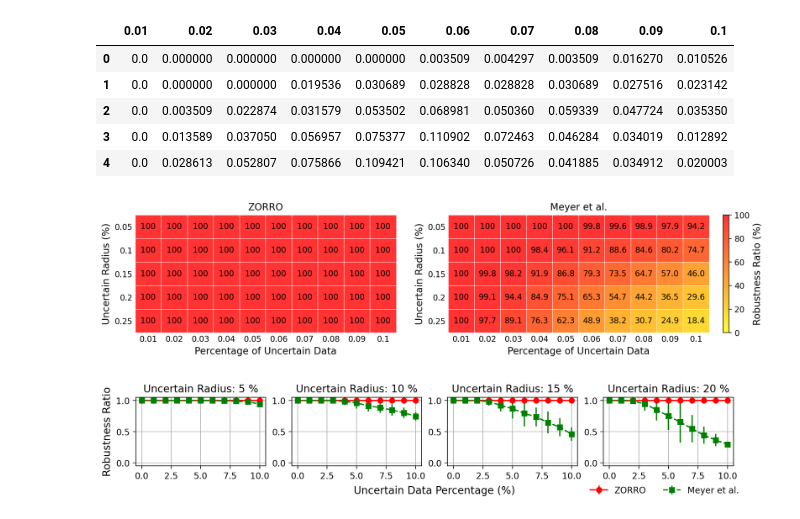
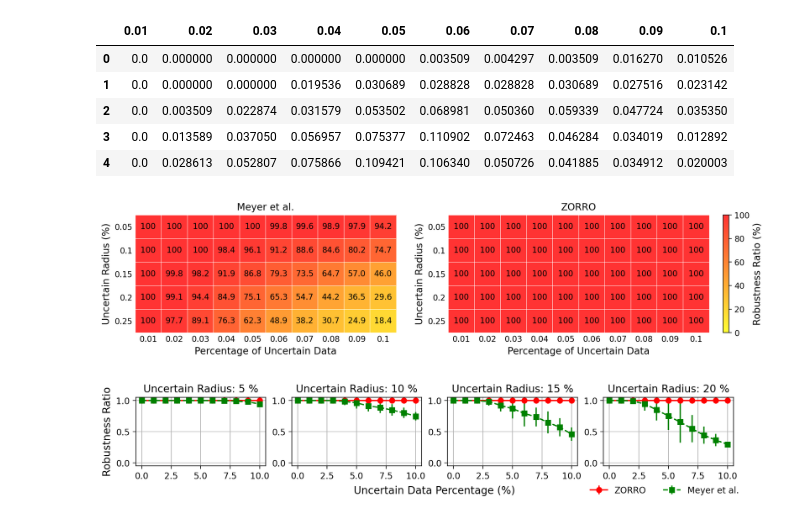
Before and after one commit to rx-72/Data-Augmentation-Project, a Jupyter notebook: Error Testing Notebooks/Robustness and Specific Error Injection Test on Breast Cancer Data.ipynb, the cells around one changed output. Saved outputs shown, nothing was run; the diff lists cells and outputs as text; code cells hidden in the pictures.

```diff
--- a/Error Testing Notebooks/Robustness and Specific Error Injection Test on Breast Cancer Data.ipynb
+++ b/Error Testing Notebooks/Robustness and Specific Error Injection Test on Breast Cancer Data.ipynb
@@ -268,7 +268,7 @@ robustness_zonotope_std
 | 4 | 0.0 | 0.028613 | 0.052807 | 0.075866 | 0.109421 | 0.106340 | 0.050726 | 0.041885 | 0.034912 | 0.020003 |
 # %%
 # Heatmaps
-df = robustness_interval_mean
+df = robustness_zonotope_mean
 
 # Isolate the portion of the DataFrame for heatmap (exclude the first two columns)
 heatmap_data = df.multiply(100).values  # Convert fractions to percentages
@@ -321,9 +321,9 @@ for i in range(len(y_labels)):
             text = ax1.text(j, i, '0', ha='center', va='center', color='black')
         else:
             text = ax1.text(j, i, f'{heatmap_data[i][j]:.1f}', ha='center', va='center', color='black')
-ax1.set_title('ZORRO')
+ax1.set_title('Meyer et al.')
 
-df = robustness_zonotope_mean
+df = robustness_interval_mean
 
 # Isolate the portion of the DataFrame for heatmap (exclude the first two columns)
 heatmap_data = df.multiply(100).values  # Convert fractions to percentages
@@ -345,36 +345,36 @@ ax2.set_yticks(np.arange(len(y_labels)))
 ax2.set_xticklabels(x_labels)
 ax2.set_yticklabels(y_labels)
 ax2.tick_params(axis='both', which='both', length=0)  # Remove tick marks
 
 # Remove external boundaries
 ax2.spines['top'].set_visible(False)
 ax2.spines['right'].set_visible(False)
 ax2.spines['left'].set_visible(False)
 ax2.spines['bottom'].set_visible(False)
 
 # Set axis labels
 ax2.set_xlabel('Percentage of Uncertain Data', fontsize=12)
 ax2.set_ylabel('Uncertain Radius (%)', fontsize=12)
 
 # Add text annotations
 for i in range(len(y_labels)):
     for j in range(len(x_labels)):
         if heatmap_data[i][j]==100:
             text = ax2.text(j, i, '100', ha='center', va='center', color='black')
         elif heatmap_data[i][j]==0:
             text = ax2.text(j, i, '0', ha='center', va='center', color='black')
         else:
             text = ax2.text(j, i, f'{np.around(heatmap_data[i][j], 1)}', ha='center',
                             va='center', color='black')
-ax2.set_title('Meyer et al.')
+ax2.set_title('ZORRO')
 
 # fig.suptitle('Robustness Ratio (%)', fontsize=14)
 plt.subplots_adjust(wspace=0.2, bottom=0.2, left=0.1, right=0.9)
 cb = fig.colorbar(heatmap2, ax=(ax1, ax2), orientation='vertical', pad=0.02)
 cb.set_label('Robustness Ratio (%)', fontsize=12)
-plt.savefig('wis-heatmap.pdf', bbox_inches='tight')
+plt.savefig('wis_cancer-heatmap.pdf', bbox_inches='tight')
 # %% [output]
-[figure, old version]
+[figure, new version]
 # %%
 uncertain_pcts = np.array([0, 0.01, 0.02, 0.03, 0.04, 0.05, 0.06, 0.07, 0.08, 0.09, 0.1])*100
 uncertain_radius_ratios = [0.05, 0.10, 0.15, 0.2, 0.25]
```
Also changed, not shown: parts of 28 cells of this notebook.
